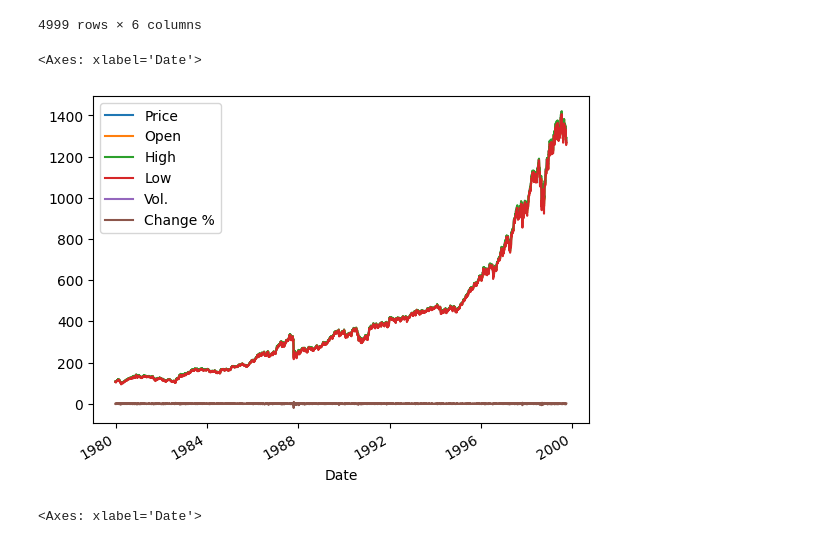
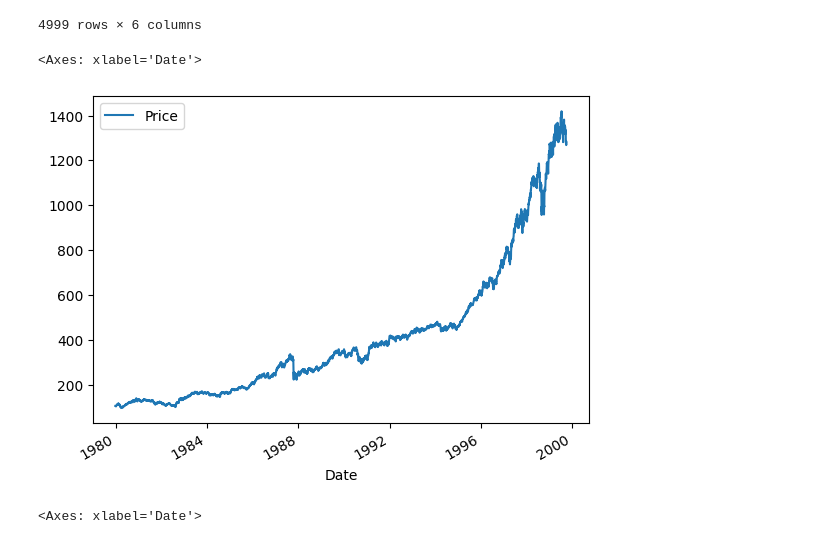
Before and after one commit to NicoUIcreator/btcData, a Jupyter notebook: notebooks/inicios.ipynb, the cells around one changed output. Drawn from its saved outputs; the diff is of its cells as text; code cells hidden in the pictures.

```diff
--- a/notebooks/inicios.ipynb
+++ b/notebooks/inicios.ipynb
@@ -230,10 +232,10 @@ dfSP500HistoricalCLEAN
 | 1979-12-26 | 107.8 | 107.8 | 108.4 | 107.1 | NaN | 0.09 |
 4999 rows × 6 columns
 # %%
-dfSP500HistoricalCLEAN.plot()
+dfSP500HistoricalCLEAN[["Price"]].plot()
 # %% [output]
 <Axes: xlabel='Date'>
-[figure, old version]
+[figure, new version]
 # %%
 sns.set_theme(style="whitegrid")
 
```
Also changed, not shown: parts of 13 cells of this notebook.
